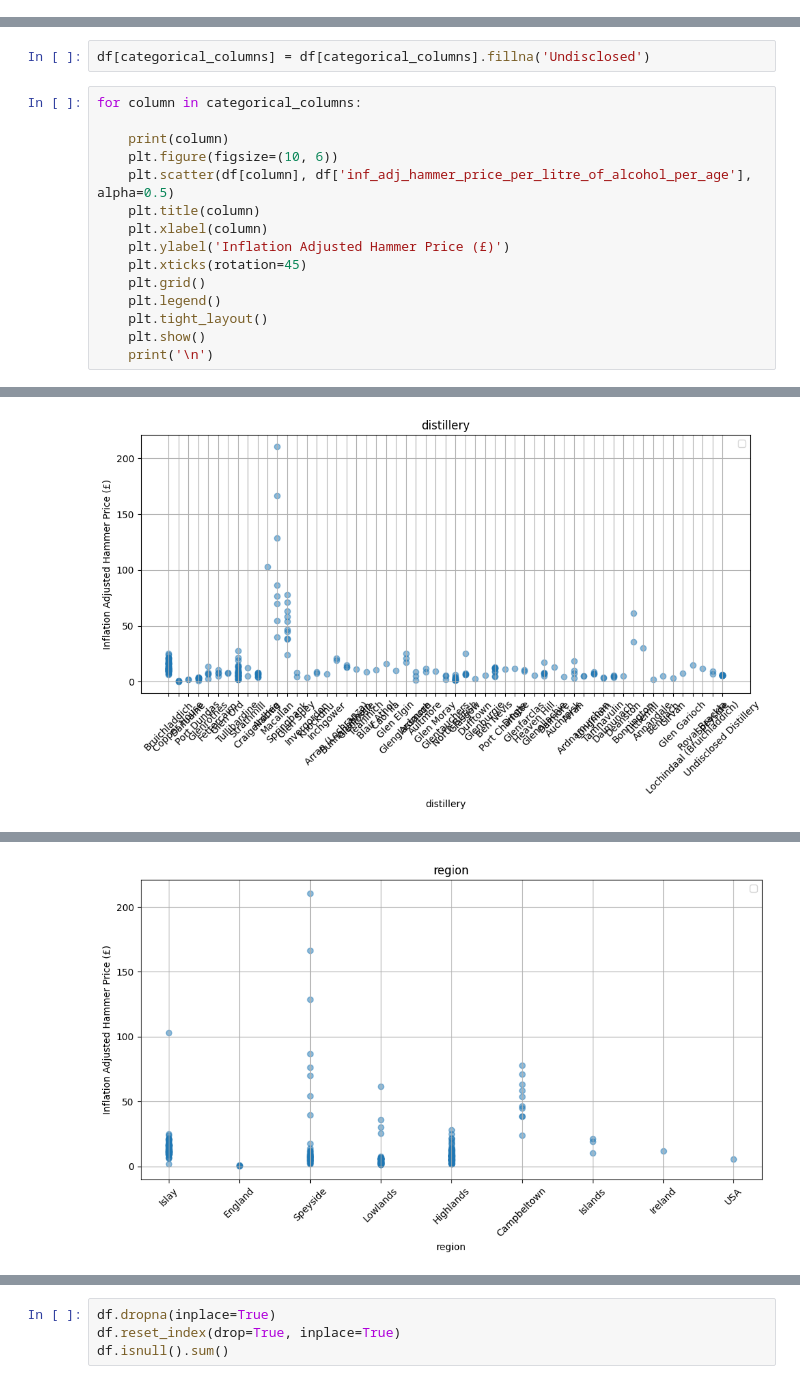
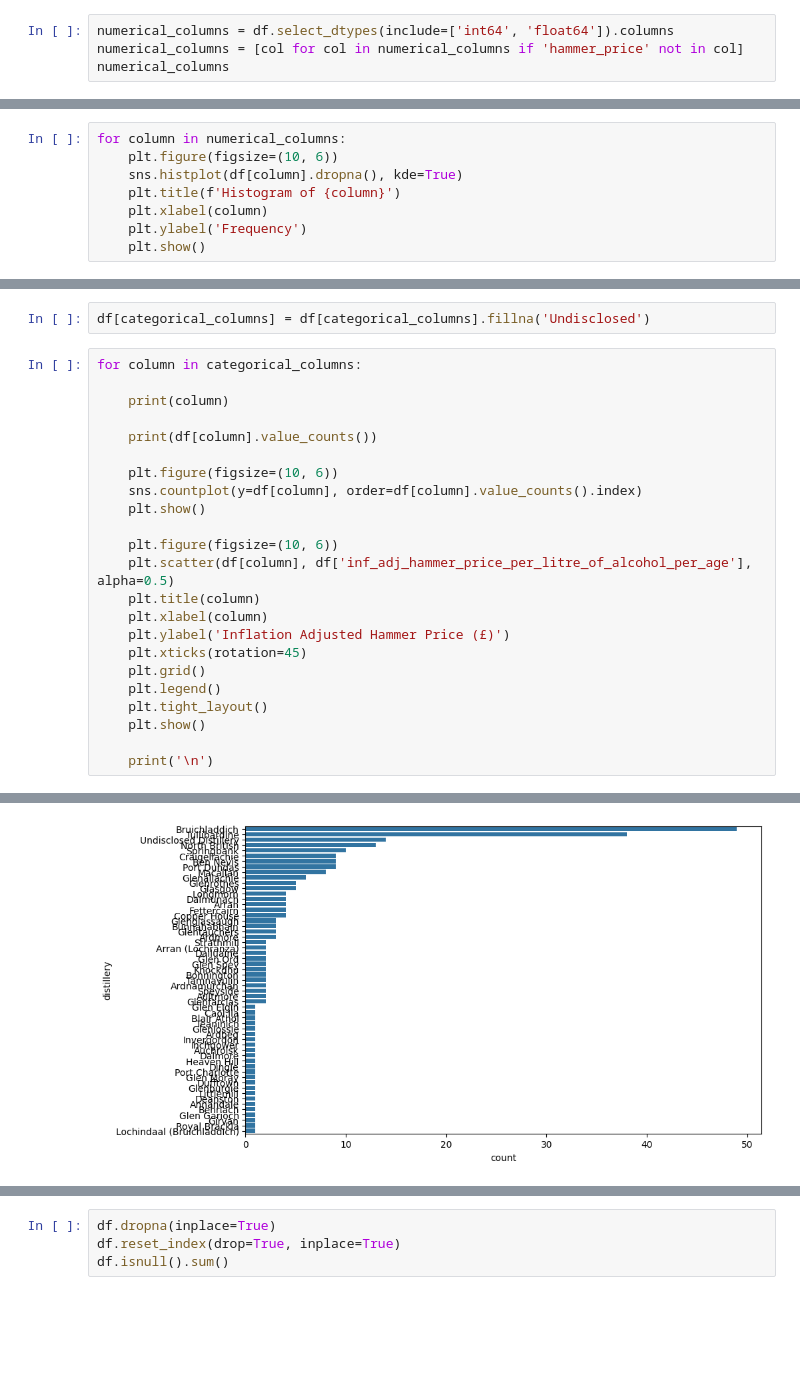
Before and after one commit to joaopaivaa/Cask-Worth, a Jupyter notebook: data_analysis.ipynb, the cells around one changed output, grey strips where cells are left out. Saved outputs shown, nothing was run; the diff lists cells and outputs as text; blank space fills up the shorter version.

```diff
--- a/data_analysis.ipynb
+++ b/data_analysis.ipynb
@@ -32,0 +50,4 @@ df.describe()
+# %%
+numerical_columns = df.select_dtypes(include=['int64', 'float64']).columns
+numerical_columns = [col for col in numerical_columns if 'hammer_price' not in col]
+numerical_columns
@@ -32,0 +63,8 @@ df.describe()
+# %%
+for column in numerical_columns:
+    plt.figure(figsize=(10, 6))
+    sns.histplot(df[column].dropna(), kde=True)
+    plt.title(f'Histogram of {column}')
+    plt.xlabel(column)
+    plt.ylabel('Frequency')
+    plt.show()
@@ -38,6 +87,13 @@ df[categorical_columns] = df[categorical_columns].fillna('Undisclosed')
 for column in categorical_columns:
 
     print(column)
+
+    print(df[column].value_counts())
+
+    plt.figure(figsize=(10, 6))
+    sns.countplot(y=df[column], order=df[column].value_counts().index)
+    plt.show()
+
     plt.figure(figsize=(10, 6))
     plt.scatter(df[column], df['inf_adj_hammer_price_per_litre_of_alcohol_per_age'], alpha=0.5)
     plt.title(column)
@@ -48,6 +104,7 @@ for column in categorical_columns:
     plt.legend()
     plt.tight_layout()
     plt.show()
+
     print('\n')
 # %% [output]
 distillery
@@ -54 +127 @@ distillery
-[figure, old version]
+[figure, new version]
@@ -56 +140,0 @@ region
-[figure, old version]
```
Also changed, not shown: parts of 22 cells of this notebook.
